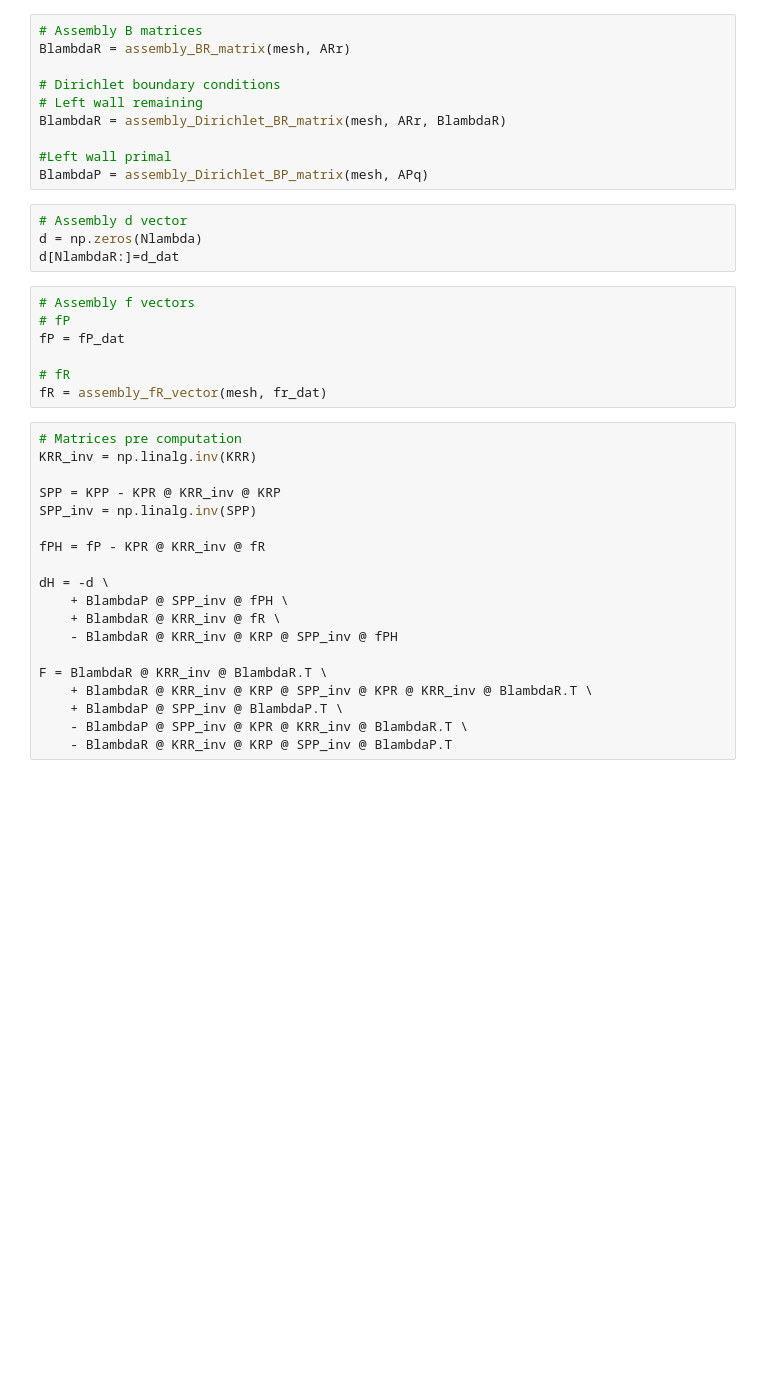
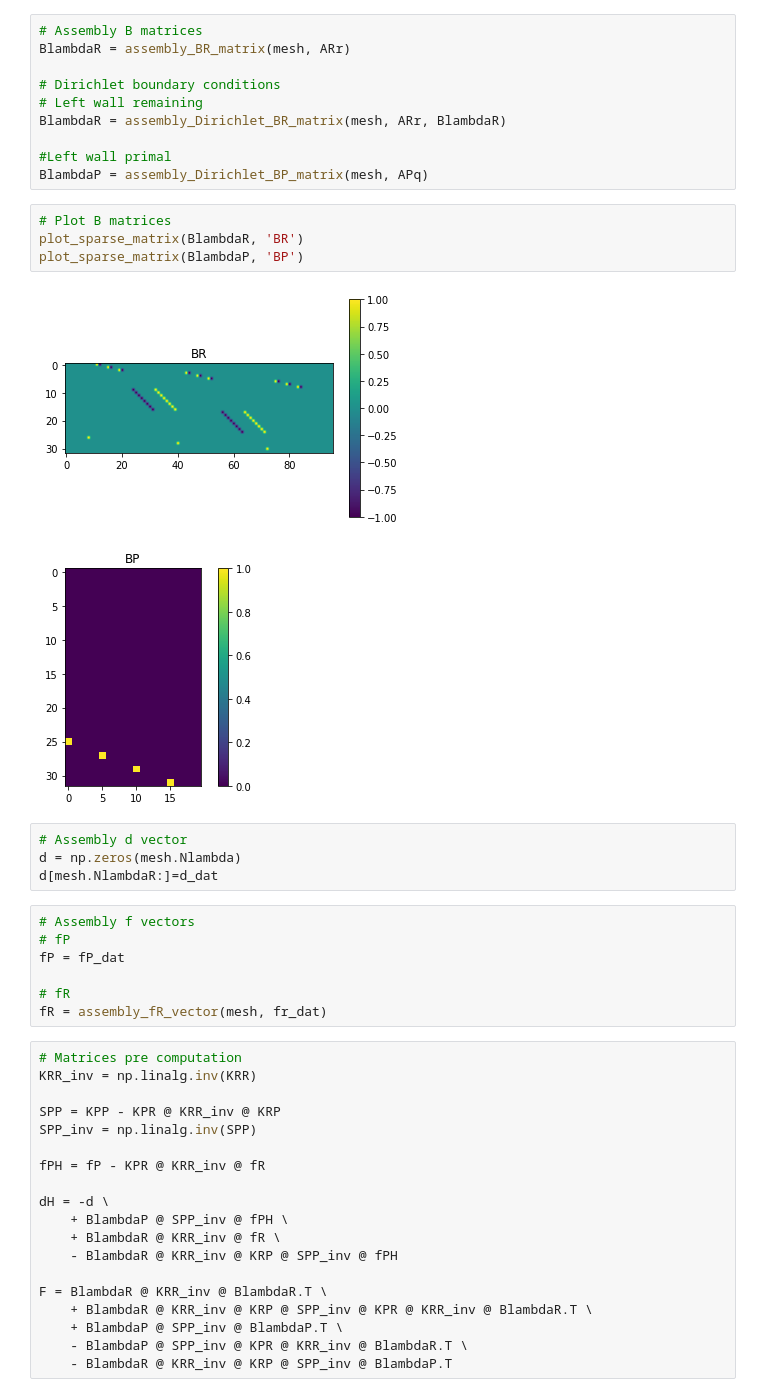
Before and after one commit to pauromeu/feti-dp-sp1, a Jupyter notebook: code/serial/main.ipynb, the cells around one changed output. Cells and saved outputs as stored; diff of their text form; blank space fills up the shorter version.

```diff
--- a/code/serial/main.ipynb
+++ b/code/serial/main.ipynb
@@ -72,10 +67,17 @@ BlambdaR = assembly_Dirichlet_BR_matrix(mesh, ARr, BlambdaR)
 
 #Left wall primal
 BlambdaP = assembly_Dirichlet_BP_matrix(mesh, APq)
+# %%
+# Plot B matrices
+plot_sparse_matrix(BlambdaR, 'BR')
+plot_sparse_matrix(BlambdaP, 'BP')
+# %% [output]
+[figure, added]
+[figure, added]
 # %%
 # Assembly d vector
-d = np.zeros(Nlambda)
-d[NlambdaR:]=d_dat
+d = np.zeros(mesh.Nlambda)
+d[mesh.NlambdaR:]=d_dat
 # %%
 # Assembly f vectors
 # fP
```
Also changed, not shown: parts of 2 cells of this notebook.
